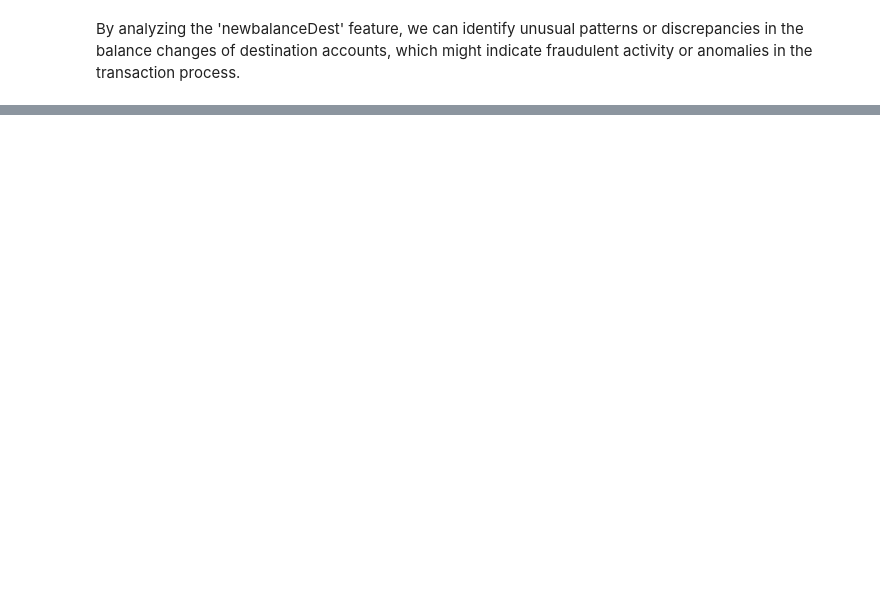
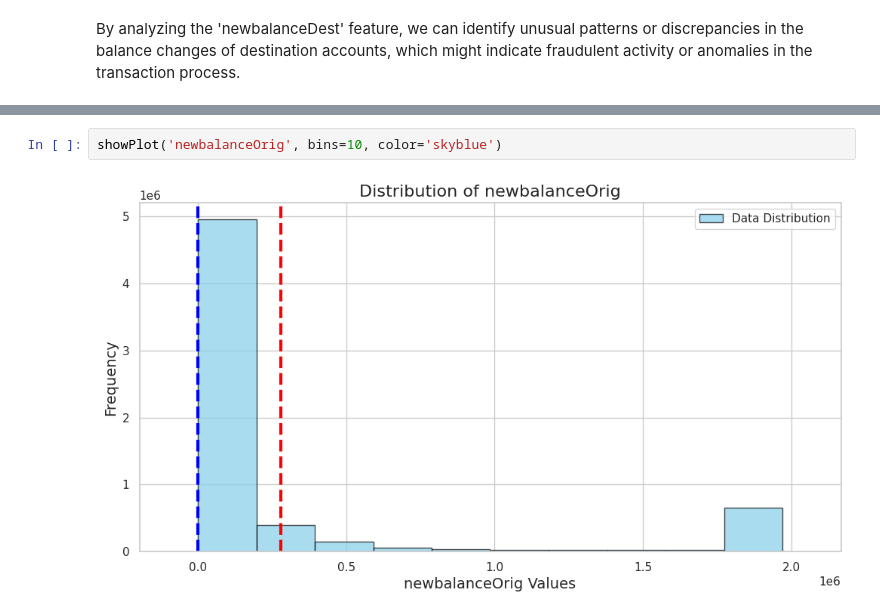
Before and after one commit to sergio11/online_payment_fraud, a Jupyter notebook: Online_Payment_Fraud_Detection.ipynb, the cells around one changed output, grey strips where cells are left out. Cells and saved outputs as stored; diff of their text form; blank space fills up the shorter version.

```diff
--- a/Online_Payment_Fraud_Detection.ipynb
+++ b/Online_Payment_Fraud_Detection.ipynb
@@ -363,0 +506,4 @@ By analyzing the 'newbalanceDest' feature, we can identify unusual patterns or d
+# %%
+showPlot('newbalanceOrig', bins=10, color='skyblue')
+# %% [output]
+[figure, added]
```
Also changed, not shown: parts of 94 cells of this notebook.
